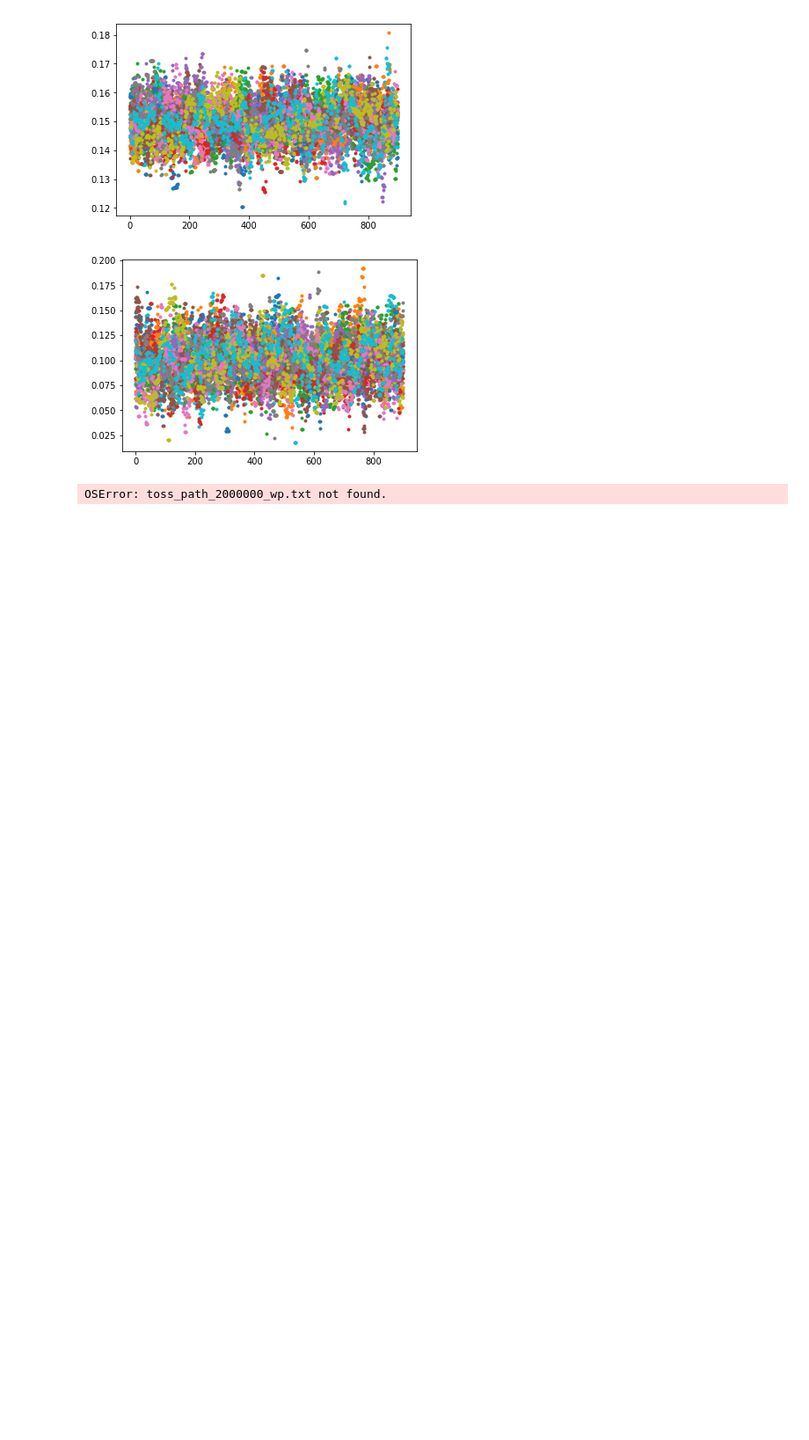
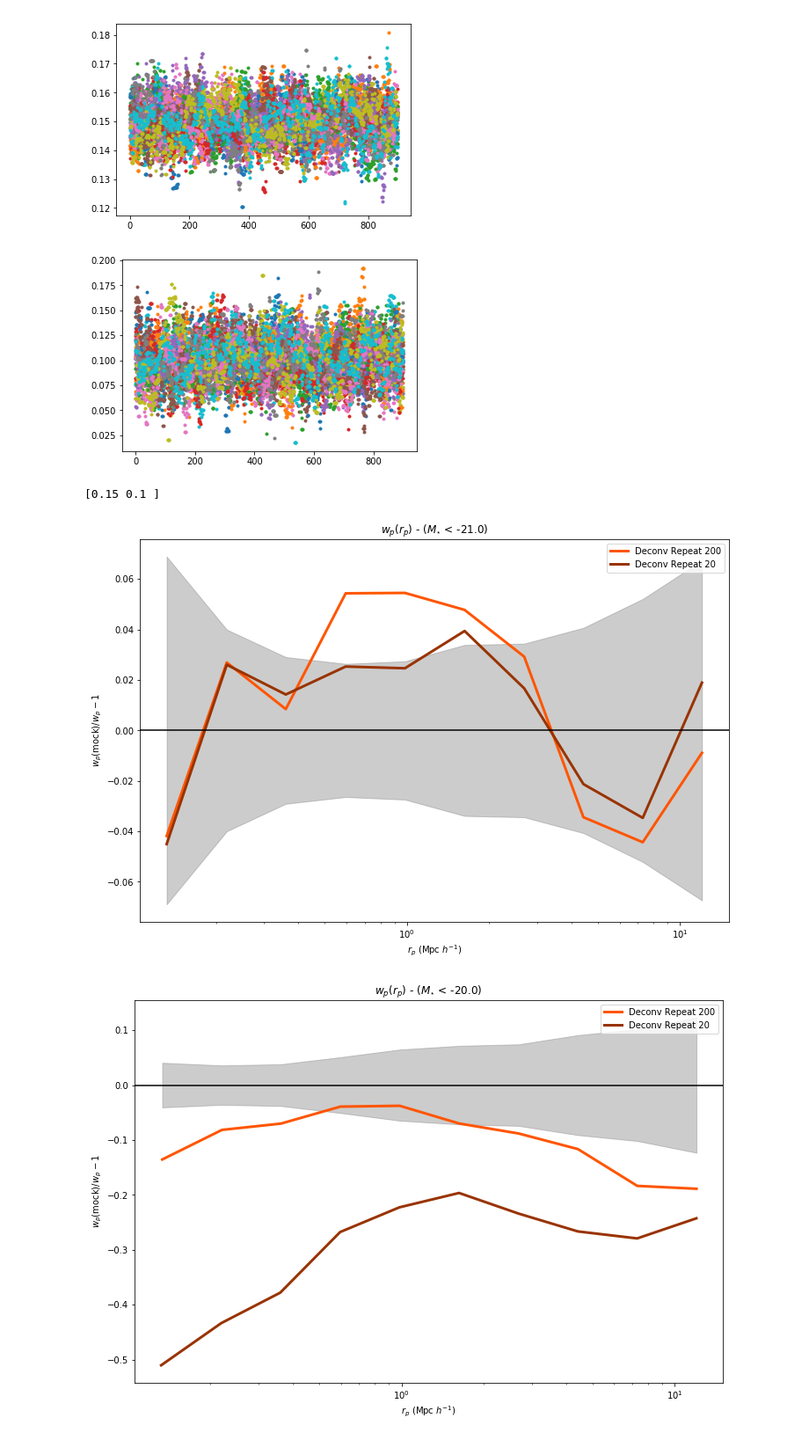
Before and after one commit to swagnercarena/am_abundance_matching, a Jupyter notebook: test_notebook.ipynb, the cells around one changed output. Shown at 88% size. Saved outputs shown, nothing was run; the diff lists cells and outputs as text; code cells hidden in the pictures; blank space fills up the shorter version.

```diff
--- a/test_notebook.ipynb
+++ b/test_notebook.ipynb
@@ -226,31 +345,38 @@ plt.show()
 [figure]
 # %%
 custom_blues_complement = ["#FF9966", "#FF7733", "#FF5500", "#CC4400", "#993300","#662200"]
-wp_tests = np.loadtxt('toss_path_2000000_wp.txt')
-params = np.loadtxt('toss_path_2000000_p.txt')
+wp_tests = np.loadtxt(wp_save_path+'_150000100000_wp.txt')
+wp_tests2 = np.loadtxt(wp_save_path+'2_150000100000_wp.txt')
+params = np.loadtxt(wp_save_path + '_150000100000_p.txt')
 print(params)
 plt.figure(figsize=(12,8))
 plt.plot(wp_21[:,0],wp_tests[0]/wp_21[:,1]-1,lw=3,c=custom_blues_complement[2])
+plt.plot(wp_21[:,0],wp_tests2[0]/wp_21[:,1]-1,lw=3,c=custom_blues_complement[4])
 plt.fill_between(wp_21[:,0],-np.sqrt(wp_21_var)/wp_21[:,1],np.sqrt(wp_21_var)/wp_21[:,1],alpha=0.4,color='grey')
 plt.title('$w_p(r_p)$ - ($M_{\star}$ < %.1f)'%(mag_cuts[0]))
 plt.ylabel('$w_p (\mathrm{mock}) / w_p - 1$')
 plt.xlabel('$r_p \ (\mathrm{Mpc } \ h^{-1})$')
 # plt.ylim([-1,1])
+plt.legend(['Deconv Repeat 200','Deconv Repeat 20'])
 plt.xscale('log')
 plt.axhline(0,c='k')
 plt.show()
 
 plt.figure(figsize=(12,8))
 plt.plot(wp_20[:,0],wp_tests[1]/wp_20[:,1]-1,lw=3,c=custom_blues_complement[2])
+plt.plot(wp_21[:,0],wp_tests2[1]/wp_21[:,1]-1,lw=3,c=custom_blues_complement[4])
 plt.fill_between(wp_20[:,0],-np.sqrt(wp_20_var)/wp_20[:,1],np.sqrt(wp_20_var)/wp_20[:,1],alpha=0.4,color='grey')
-plt.title('$w_p(r_p)$ - ($M_{\star}$ < %.1f)'%(mag_cuts[0]))
+plt.title('$w_p(r_p)$ - ($M_{\star}$ < %.1f)'%(mag_cuts[1]))
 plt.ylabel('$w_p (\mathrm{mock}) / w_p - 1$')
 plt.xlabel('$r_p \ (\mathrm{Mpc } \ h^{-1})$')
 # plt.ylim([-1,1])
 plt.xscale('log')
+plt.legend(['Deconv Repeat 200','Deconv Repeat 20'])
 plt.axhline(0,c='k')
 plt.show()
 # %% [output]
-OSError: toss_path_2000000_wp.txt not found.
+[0.15 0.1 ]
+[figure, added]
+[figure, added]
 # %%
 import emcee
```
Also changed, not shown: parts of 12 cells of this notebook, 1 other file.
